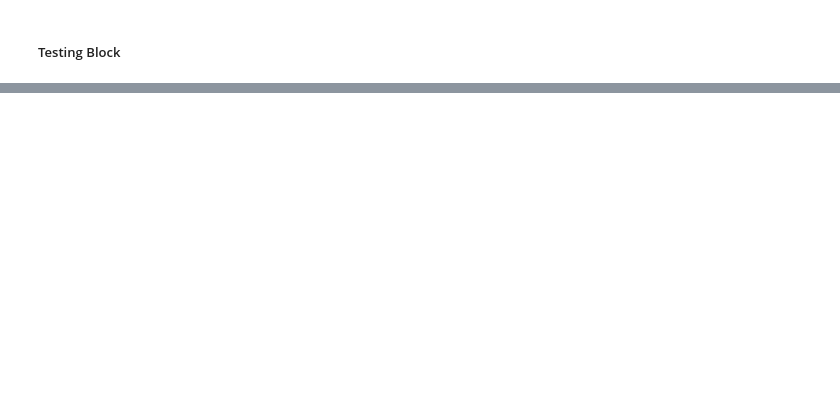
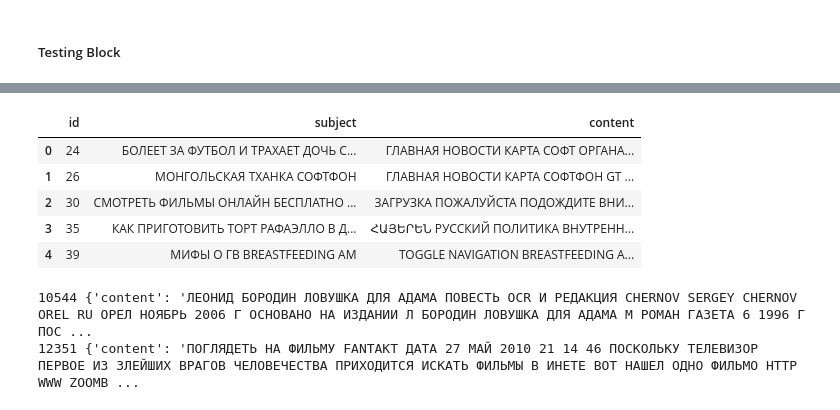
Before and after one commit to shivammehta25/Information-Retrieval, a Jupyter notebook: MLinRanking.ipynb, the cells around one changed output, grey strips where cells are left out. Drawn from its saved outputs; the diff is of its cells as text; code cells hidden in the pictures; blank space fills up the shorter version.

```diff
--- a/MLinRanking.ipynb
+++ b/MLinRanking.ipynb
@@ -242,0 +262,6 @@ DEBUG:root:Search Time: 0.003613710403442383
+# %%
+%%time
+database = pd.read_csv(indexing_data_location, sep='\t', header=None,
+                       names=['id', 'subject', 'content'],
+                       dtype = {'id': int,'subject': str,
+                            'content': str})
@@ -242,0 +271,9 @@ DEBUG:root:Search Time: 0.003613710403442383
+# %%
+database.head()
+# %% [output]
+|  | id | subject | content |
+| 0 | 24 | БОЛЕЕТ ЗА ФУТБОЛ И ТРАХАЕТ ДОЧЬ С... | ГЛАВНАЯ НОВОСТИ КАРТА СОФТ ОРГАНА... |
+| 1 | 26 | МОНГОЛЬСКАЯ ТХАНКА СОФТФОН | ГЛАВНАЯ НОВОСТИ КАРТА СОФТФОН GT ... |
+| 2 | 30 | СМОТРЕТЬ ФИЛЬМЫ ОНЛАЙН БЕСПЛАТНО ... | ЗАГРУЗКА ПОЖАЛУЙСТА ПОДОЖДИТЕ ВНИ... |
+| 3 | 35 | КАК ПРИГОТОВИТЬ ТОРТ РАФАЭЛЛО В Д... | ՀԱՅԵՐԵՆ РУССКИЙ ПОЛИТИКА ВНУТРЕНН... |
+| 4 | 39 | МИФЫ О ГВ BREASTFEEDING AM | TOGGLE NAVIGATION BREASTFEEDING A... |
@@ -242,0 +289,10 @@ DEBUG:root:Search Time: 0.003613710403442383
+# %%
+i = 0
+for key in data:
+    print(key, data[key])
+    i += 1
+    if i == 5:
+        break
+# %% [output]
+10544 {'content': 'ЛЕОНИД БОРОДИН ЛОВУШКА ДЛЯ АДАМА ПОВЕСТЬ OCR И РЕДАКЦИЯ CHERNOV SERGEY CHERNOV OREL RU ОРЕЛ НОЯБРЬ 2006 Г ОСНОВАНО НА ИЗДАНИИ Л БОРОДИН ЛОВУШКА ДЛЯ АДАМА М РОМАН ГАЗЕТА 6 1996 Г ПОС ...
+12351 {'content': 'ПОГЛЯДЕТЬ НА ФИЛЬМУ FANTAKT ДАТА 27 МАЙ 2010 21 14 46 ПОСКОЛЬКУ ТЕЛЕВИЗОР ПЕРВОЕ ИЗ ЗЛЕЙШИХ ВРАГОВ ЧЕЛОВЕЧЕСТВА ПРИХОДИТСЯ ИСКАТЬ ФИЛЬМЫ В ИНЕТЕ ВОТ НАШЕЛ ОДНО ФИЛЬМО HTTP WWW ZOOMB ...
```
Also changed, not shown: parts of 9 cells of this notebook.
